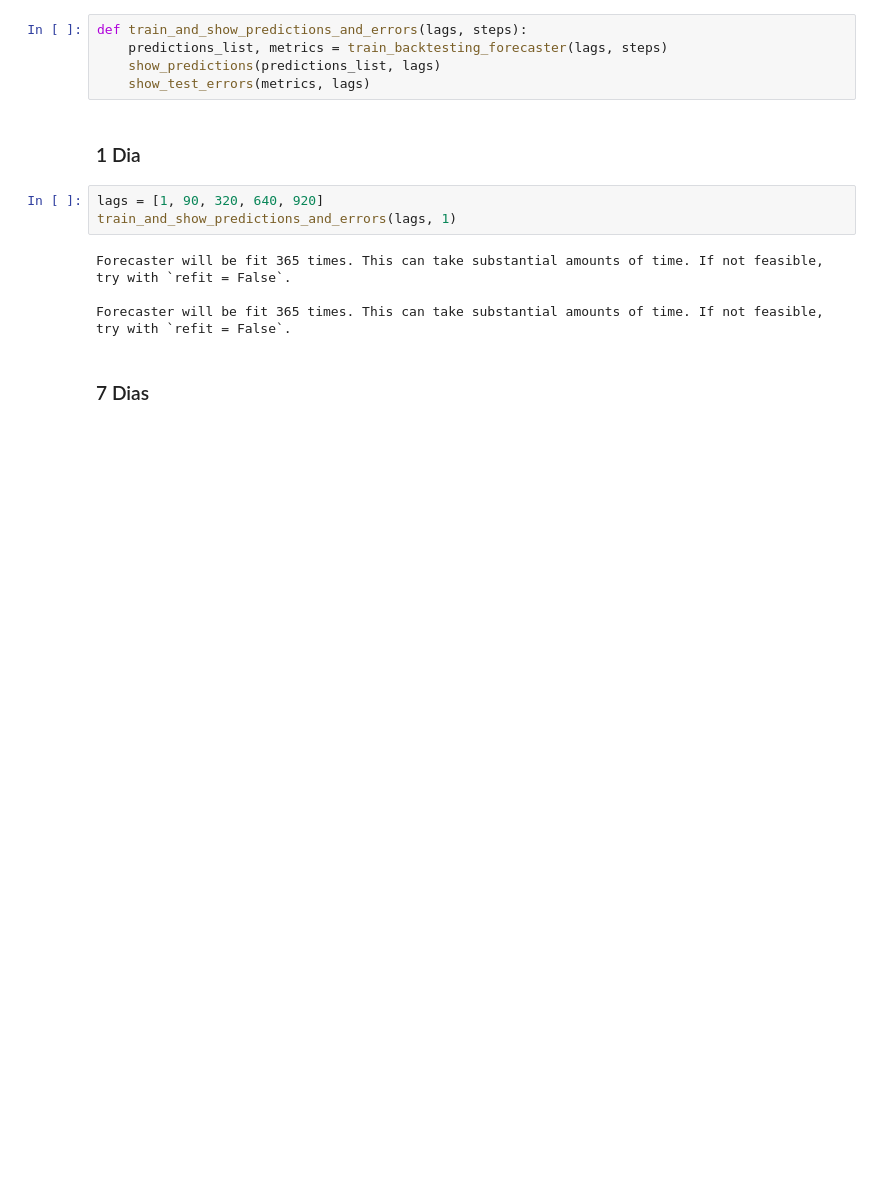
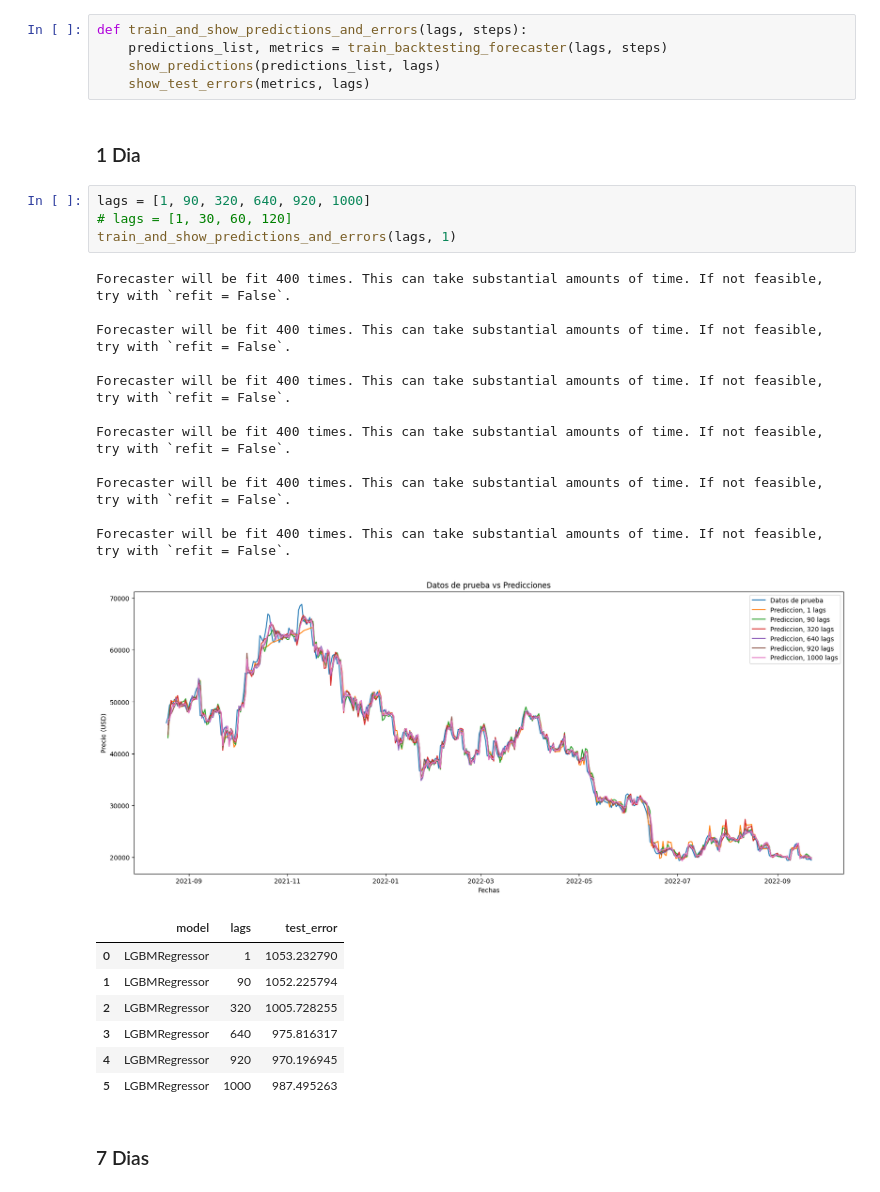
Before and after one commit to vanchondo/cryptoForecasting-tfm, a Jupyter notebook: notebook.ipynb, the cells around one changed output. Cells and saved outputs as stored; diff of their text form; blank space fills up the shorter version.

```diff
--- a/notebook.ipynb
+++ b/notebook.ipynb
@@ -254,12 +231,29 @@ def train_and_show_predictions_and_errors(lags, steps):
 # %% [markdown]
 ### 1 Dia
 # %%
-lags = [1, 90, 320, 640, 920]
+lags = [1, 90, 320, 640, 920, 1000]
+# lags = [1, 30, 60, 120]
 train_and_show_predictions_and_errors(lags, 1)
 # %% [output]
-Forecaster will be fit 365 times. This can take substantial amounts of time. If not feasible, try with `refit = False`.
+Forecaster will be fit 400 times. This can take substantial amounts of time. If not feasible, try with `refit = False`.
 
-Forecaster will be fit 365 times. This can take substantial amounts of time. If not feasible, try with `refit = False`.
+Forecaster will be fit 400 times. This can take substantial amounts of time. If not feasible, try with `refit = False`.
+
+Forecaster will be fit 400 times. This can take substantial amounts of time. If not feasible, try with `refit = False`.
+
+Forecaster will be fit 400 times. This can take substantial amounts of time. If not feasible, try with `refit = False`.
+
+Forecaster will be fit 400 times. This can take substantial amounts of time. If not feasible, try with `refit = False`.
+
+Forecaster will be fit 400 times. This can take substantial amounts of time. If not feasible, try with `refit = False`.
+[figure, added]
+|  | model | lags | test_error |
+| 0 | LGBMRegressor | 1 | 1053.232790 |
+| 1 | LGBMRegressor | 90 | 1052.225794 |
+| 2 | LGBMRegressor | 320 | 1005.728255 |
+| 3 | LGBMRegressor | 640 | 975.816317 |
+| 4 | LGBMRegressor | 920 | 970.196945 |
+| 5 | LGBMRegressor | 1000 | 987.495263 |
 # %% [markdown]
 ### 7 Dias
 # %%
```
Also changed, not shown: parts of 9 cells of this notebook, 4 other files.
